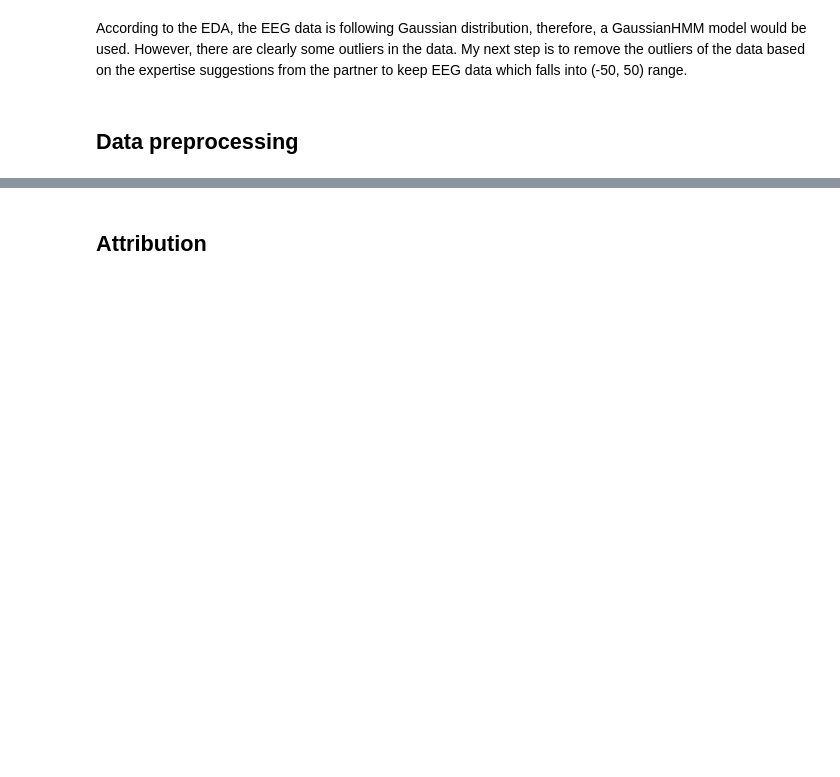
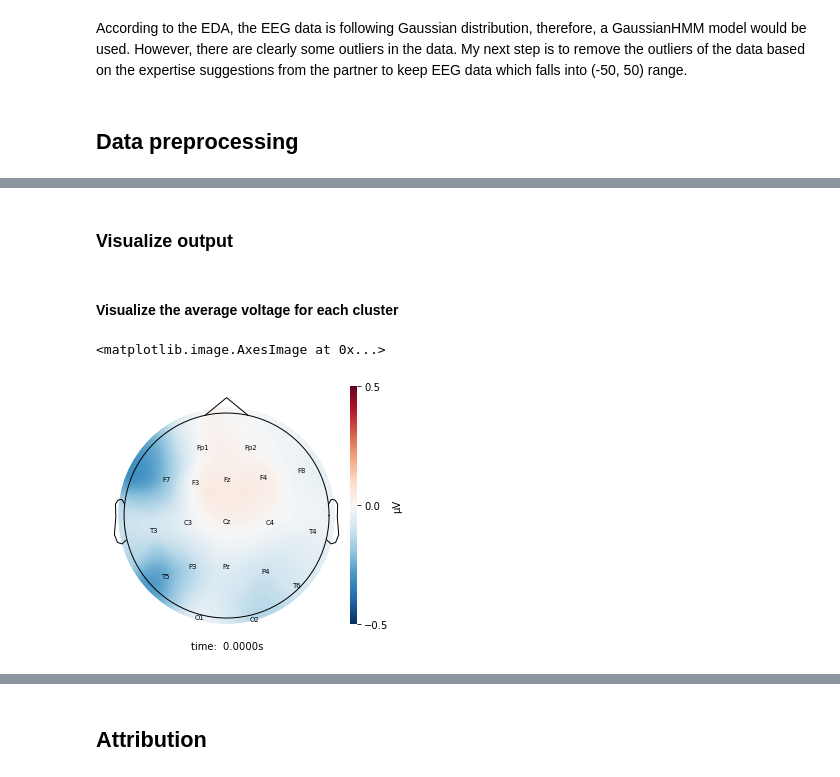
Before and after one commit to UBC-MDS/simpl_eeg_capstone, a Jupyter notebook: src/clustering/clustering_HMM.ipynb, the cells around one changed output, grey strips where cells are left out. Cells and saved outputs as stored; diff of their text form; code cells hidden in the pictures; blank space fills up the shorter version.

Commit message:
add output visualization

```diff
--- a/src/clustering/clustering_HMM.ipynb
+++ b/src/clustering/clustering_HMM.ipynb
@@ -99,0 +107,2 @@ df_resampled = pd.concat([values for key, values in df_second_resample.items()])
+# %%
+chunked_result = chunked_model.decode(chunked_array, algorithm="viterbi")
@@ -99,0 +118,7 @@ df_resampled = pd.concat([values for key, values in df_second_resample.items()])
+# %%
+# add lables back to the df
+df_result = five_second_df.copy()
+for i in range(len(df_result)):
+    df_result[i]=df_result[i].assign(cluster = chunked_result[1][i])
+# %%
+df_result=pd.concat([df_result[i] for i in range(len(df_result))])
@@ -99,0 +141,14 @@ df_resampled = pd.concat([values for key, values in df_second_resample.items()])
+# %% [markdown]
+### Visualize output
+# %% [markdown]
+#### Visualize the average voltage for each cluster
+# %%
+cluster_0 = df_result[df_result['cluster'] == 0]
+cluster_1 = df_result[df_result['cluster'] == 1]
+cluster_2 = df_result[df_result['cluster'] == 2]
+cluster_3 = df_result[df_result['cluster'] == 3]
+# %%
+topomap_2d.plot_topomap_2d(raw_full, cluster_0.iloc[:, 1:20].mean().values*1e-6, mark="channel_name",  cmin=-0.5, cmax=0.5)
+# %% [output]
+<matplotlib.image.AxesImage at 0x...>
+[figure, added]
```
Also changed, not shown: parts of 26 cells of this notebook.
